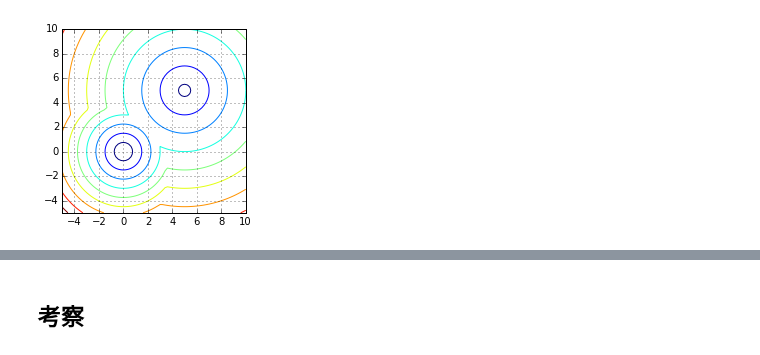
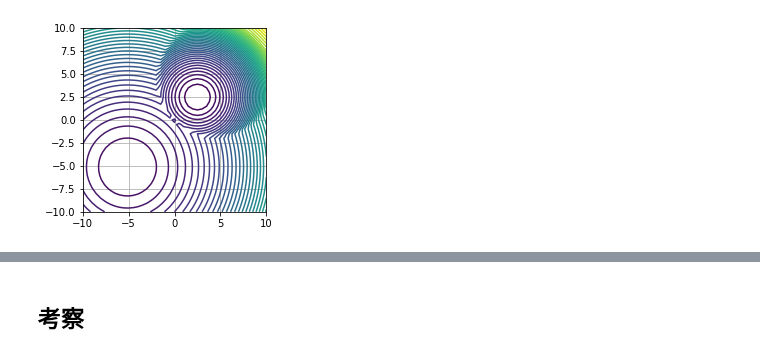
Before and after one commit to akimotolab/CMAES_Tutorial, a Jupyter notebook: 5_multimodality.ipynb, the cells around one changed output, grey strips where cells are left out. Drawn from its saved outputs; the diff is of its cells as text; code cells hidden in the pictures.

```diff
--- a/5_multimodality.ipynb
+++ b/5_multimodality.ipynb
@@ -79,15 +120,23 @@ def bisphere(x):
+# %%
+def doublesphere(x):
+    s = 0.2
+    a = 2.5
+    b = - np.sqrt((a**2 - 1) / s)
+    f1 = np.sum((x - a)**2)
+    f2 = len(x) + s * np.sum((x - b)**2)
+    return np.fmin(f1, f2)
 # %%
-dx, dy = 0.2, 0.2
-y, x = np.mgrid[slice(-5, 10 + dy, dy), slice(-5, 10 + dx, dx)]
+dx, dy = 0.5, 0.5
+y, x = np.mgrid[slice(-10, 10 + dy, dy), slice(-10, 10 + dx, dx)]
 z = np.zeros(x.shape)
 for i in range(x.shape[0]):
     for j in range(x.shape[1]):
-        z[i,j] = bisphere(np.array([x[i,j], y[i,j]]))
+        z[i,j] = doublesphere(np.array([x[i,j], y[i,j]]))
 
 plt.figure(figsize=(3, 3))
 plt.axes((0.1, 0.1, 0.85, 0.85))
 plt.axis('equal')
-CS = plt.contour(x, y, z, 10)
+CS = plt.contour(x, y, z, 50)
 plt.grid()
 # %% [output]
-[figure, old version]
+[figure, new version]
```
Also changed, not shown: parts of 22 cells of this notebook.
